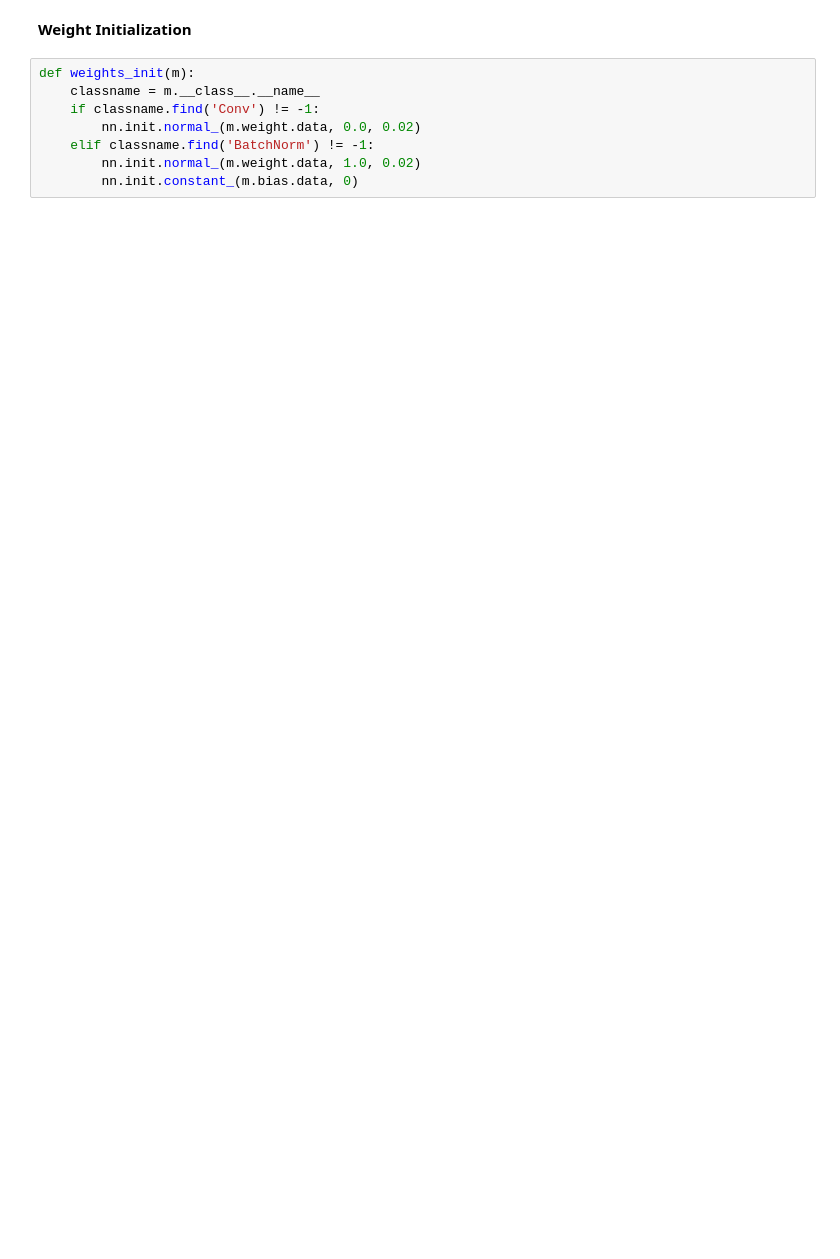
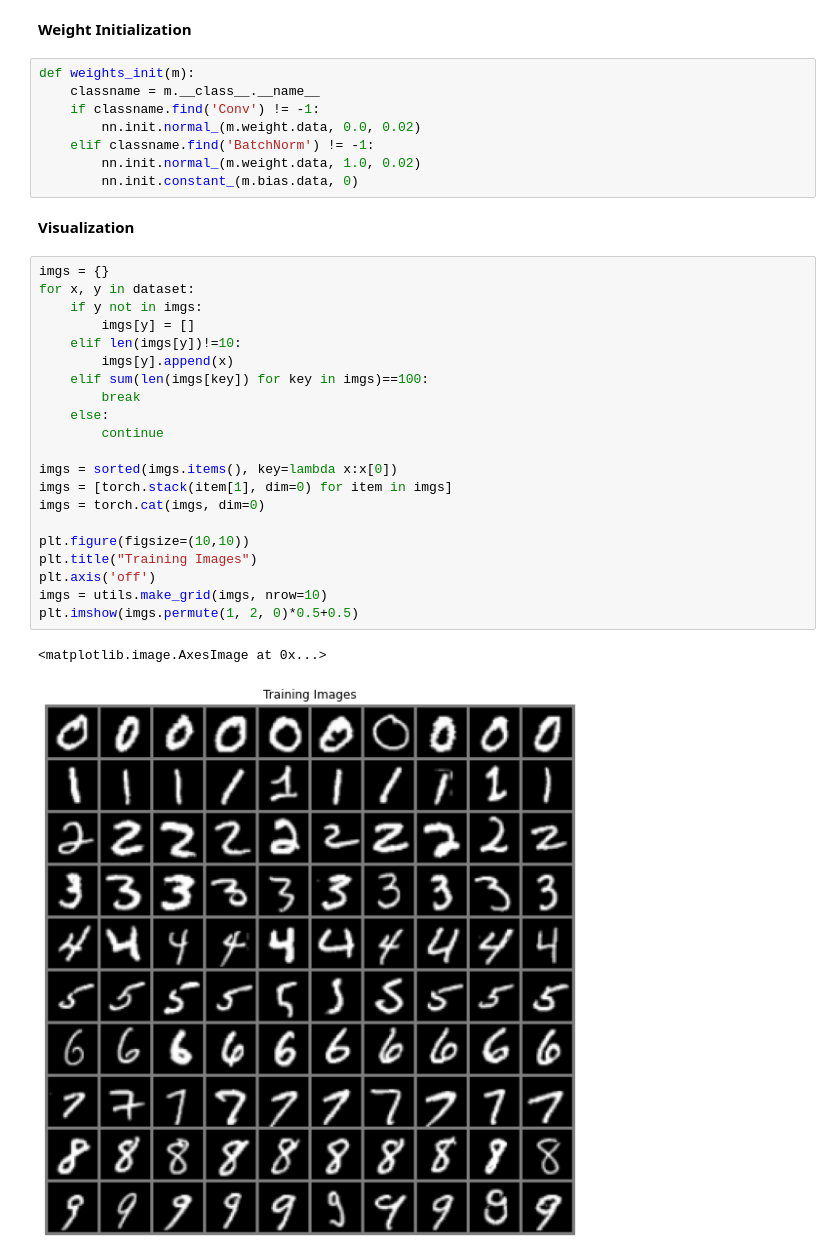
Before and after one commit to Nanboy-Ronan/ML_Basic_Models, a Jupyter notebook: pytorch/NoteBooks/11.CGAN_MINIST.ipynb, the cells around one changed output. Drawn from its saved outputs; the diff is of its cells as text; blank space fills up the shorter version.

Commit message:
Finish train, waiting to debug.

```diff
--- a/pytorch/NoteBooks/11.CGAN_MINIST.ipynb
+++ b/pytorch/NoteBooks/11.CGAN_MINIST.ipynb
@@ -118,3 +102,29 @@ def weights_init(m):
     elif classname.find('BatchNorm') != -1:
         nn.init.normal_(m.weight.data, 1.0, 0.02)
         nn.init.constant_(m.bias.data, 0)
+# %% [markdown]
+**Visualization**
+# %%
+imgs = {}
+for x, y in dataset:
+    if y not in imgs:
+        imgs[y] = []
+    elif len(imgs[y])!=10:
+        imgs[y].append(x)
+    elif sum(len(imgs[key]) for key in imgs)==100:
+        break
+    else:
+        continue
+
+imgs = sorted(imgs.items(), key=lambda x:x[0])
+imgs = [torch.stack(item[1], dim=0) for item in imgs]
+imgs = torch.cat(imgs, dim=0)
+
+plt.figure(figsize=(10,10))
+plt.title("Training Images")
+plt.axis('off')
+imgs = utils.make_grid(imgs, nrow=10)
+plt.imshow(imgs.permute(1, 2, 0)*0.5+0.5)
+# %% [output]
+<matplotlib.image.AxesImage at 0x...>
+[figure, added]
```
Also changed, not shown: parts of 18 cells of this notebook.
